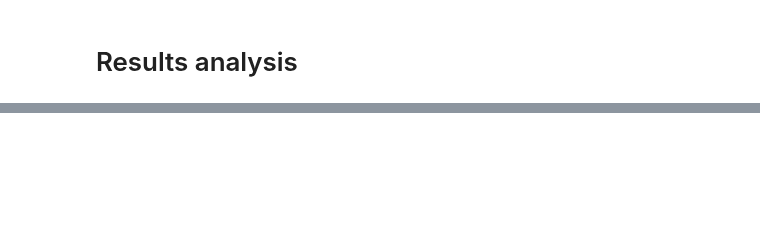
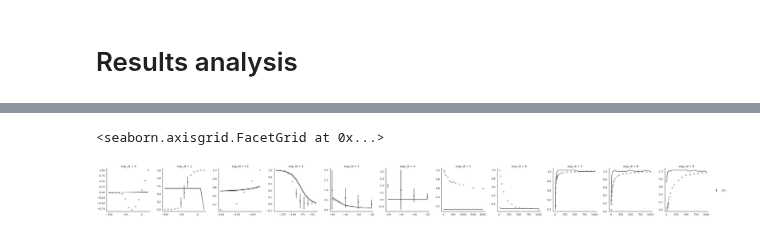
Before and after one commit to charleshouston/ion-channel-ABC, a Jupyter notebook: docs/examples/Nygren/Nygren_ina_testing.ipynb, the cells around one changed output, grey strips where cells are left out. Saved outputs shown, nothing was run; the diff lists cells and outputs as text; code cells hidden in the pictures; blank space fills up the shorter version.

```diff
--- a/docs/examples/Nygren/Nygren_ina_testing.ipynb
+++ b/docs/examples/Nygren/Nygren_ina_testing.ipynb
@@ -166,0 +165,25 @@ grid2 = plot_parameters_kde(df, w, limits, aspect=12,height=0.6)
+# %%
+# Generate sim results samples
+samples_test = pd.DataFrame({})
+th = {'ina.P_Na': 5.419213151686214e-03, 'ina.q1': 77.96843782827152,
+      'ina.q2': 13.901281620057151, 'ina.q3': 13.073454248552634,
+      'ina.q4': 61.420018718204666, 'ina.q5': -17.190092526727117,
+      'ina.q6': 9.288653688422901, 'ina.q7': 11.83413582587001,
+      'ina.q8': 6.81355837355649, 'ina.r1': 98.27785781189465,
+      'ina.r2': 29.698141094641148, 'ina.r3': 0.40257681847541665,
+      'ina.r4': 80.99266060167372, 'ina.r5': 72.4404088314129,
+      'ina.r6': 0.0034127017430032615, 'membrane.Cm': 0.054}
+results = summary_statistics(model(th))
+output = pd.DataFrame({'x': plotting_obs.x, 'y': list(results.values()),
+                       'exp_id': plotting_obs.exp_id})
+output['sample'] = i
+output['distribution'] = 'post'
+samples_test = samples_test.append(output, ignore_index=True)
+
+sns.set_context('talk')
+
+
+plot_sim_results(samples, obs=plotting_obs)
+# %% [output]
+<seaborn.axisgrid.FacetGrid at 0x...>
+[figure, added]
```
Also changed, not shown: parts of 11 cells of this notebook, 16 other files.
